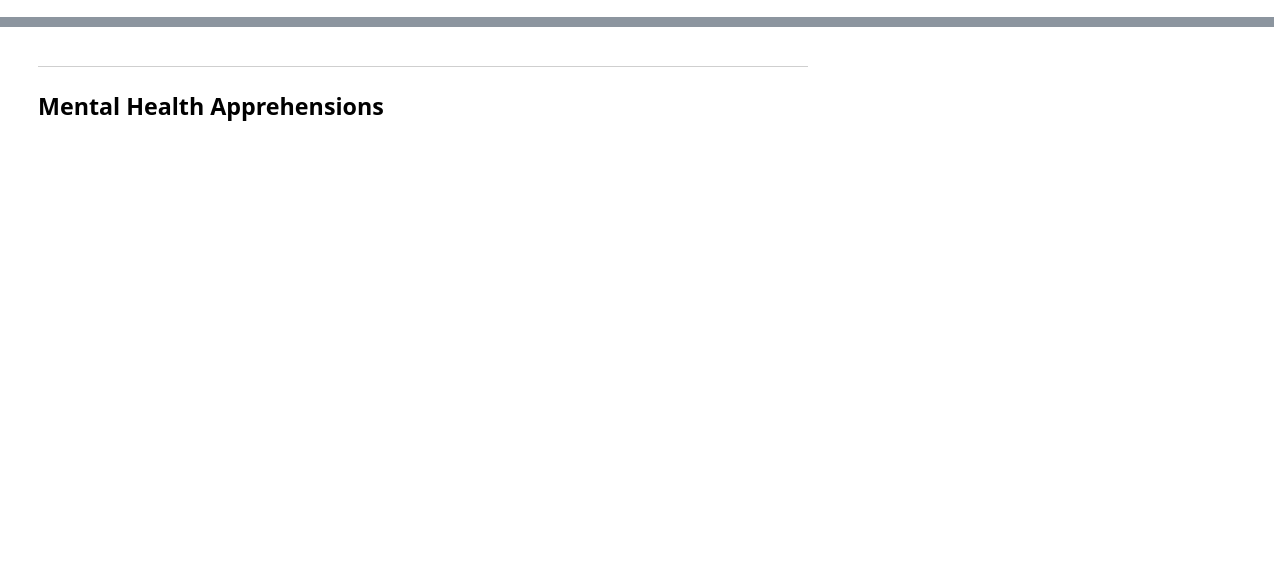
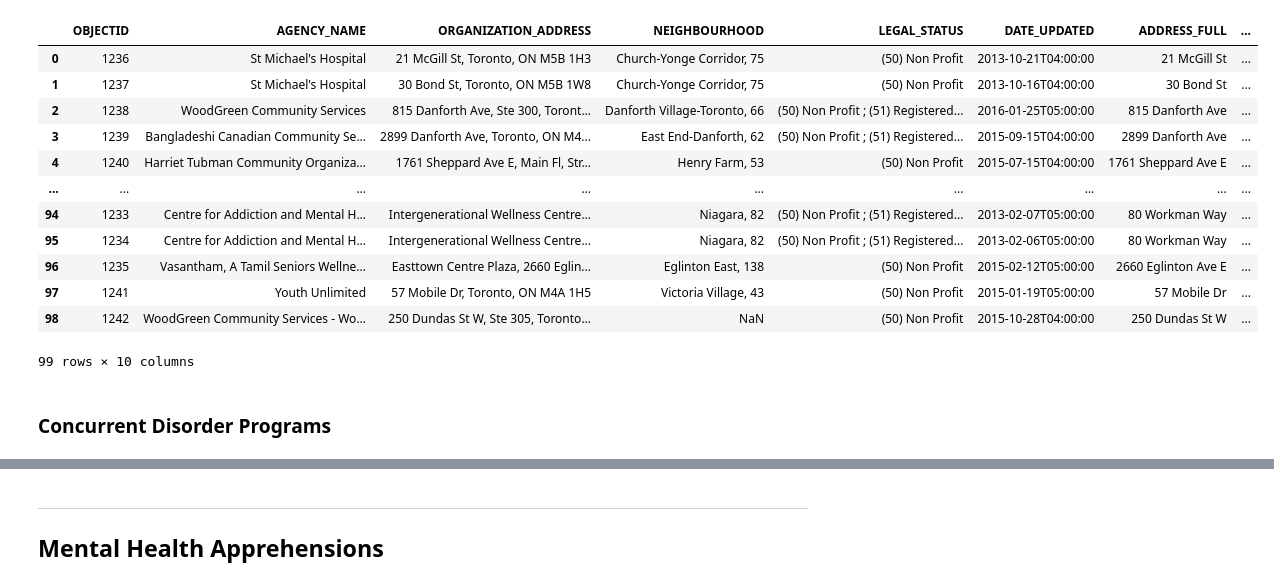
Before and after one commit to tsbarr/toronto-open-data, a Jupyter notebook: mental-health-services/notebooks/01_data_collection.ipynb, the cells around one changed output, grey strips where cells are left out. Cells and saved outputs as stored; diff of their text form; code cells hidden in the pictures; blank space fills up the shorter version.

```diff
--- a/mental-health-services/notebooks/01_data_collection.ipynb
+++ b/mental-health-services/notebooks/01_data_collection.ipynb
@@ -11,0 +56,28 @@ client = TorontoOpenDataAPI()
+# %%
+mh_df = mh_df[[
+    'OBJECTID',
+    'AGENCY_NAME',
+    'ORGANIZATION_ADDRESS',
+    'NEIGHBOURHOOD',
+    'LEGAL_STATUS',
+    'DATE_UPDATED',
+    'ADDRESS_FULL',
+    'MUNICIPALITY',
+    'POSTAL_CODE',
+    'geometry'
+]]
+mh_df
+# %% [output]
+|  | OBJECTID | AGENCY_NAME | ORGANIZATION_ADDRESS | NEIGHBOURHOOD | LEGAL_STATUS | DATE_UPDATED | ADDRESS_FULL | ... |
+| 0 | 1236 | St Michael's Hospital | 21 McGill St, Toronto, ON M5B 1H3 | Church-Yonge Corridor, 75 | (50) Non Profit | 2013-10-21T04:00:00 | 21 McGill St | ... |
+| 1 | 1237 | St Michael's Hospital | 30 Bond St, Toronto, ON M5B 1W8 | Church-Yonge Corridor, 75 | (50) Non Profit | 2013-10-16T04:00:00 | 30 Bond St | ... |
+| 2 | 1238 | WoodGreen Community Services | 815 Danforth Ave, Ste 300, Toront... | Danforth Village-Toronto, 66 | (50) Non Profit ; (51) Registered... | 2016-01-25T05:00:00 | 815 Danforth Ave | ... |
+| 3 | 1239 | Bangladeshi Canadian Community Se... | 2899 Danforth Ave, Toronto, ON M4... | East End-Danforth, 62 | (50) Non Profit ; (51) Registered... | 2015-09-15T04:00:00 | 2899 Danforth Ave | ... |
+| 4 | 1240 | Harriet Tubman Community Organiza... | 1761 Sheppard Ave E, Main Fl, Str... | Henry Farm, 53 | (50) Non Profit | 2015-07-15T04:00:00 | 1761 Sheppard Ave E | ... |
+| ... | ... | ... | ... | ... | ... | ... | ... | ... |
+| 94 | 1233 | Centre for Addiction and Mental H... | Intergenerational Wellness Centre... | Niagara, 82 | (50) Non Profit ; (51) Registered... | 2013-02-07T05:00:00 | 80 Workman Way | ... |
+| 95 | 1234 | Centre for Addiction and Mental H... | Intergenerational Wellness Centre... | Niagara, 82 | (50) Non Profit ; (51) Registered... | 2013-02-06T05:00:00 | 80 Workman Way | ... |
+| 96 | 1235 | Vasantham, A Tamil Seniors Wellne... | Easttown Centre Plaza, 2660 Eglin... | Eglinton East, 138 | (50) Non Profit | 2015-02-12T05:00:00 | 2660 Eglinton Ave E | ... |
+| 97 | 1241 | Youth Unlimited | 57 Mobile Dr, Toronto, ON M4A 1H5 | Victoria Village, 43 | (50) Non Profit | 2015-01-19T05:00:00 | 57 Mobile Dr | ... |
+| 98 | 1242 | WoodGreen Community Services - Wo... | 250 Dundas St W, Ste 305, Toronto... | NaN | (50) Non Profit | 2015-10-28T04:00:00 | 250 Dundas St W | ... |
+99 rows × 10 columns
@@ -11,0 +86,3 @@ client = TorontoOpenDataAPI()
+# %% [markdown]
+
+### Concurrent Disorder Programs
```
Also changed, not shown: parts of 27 cells of this notebook.
